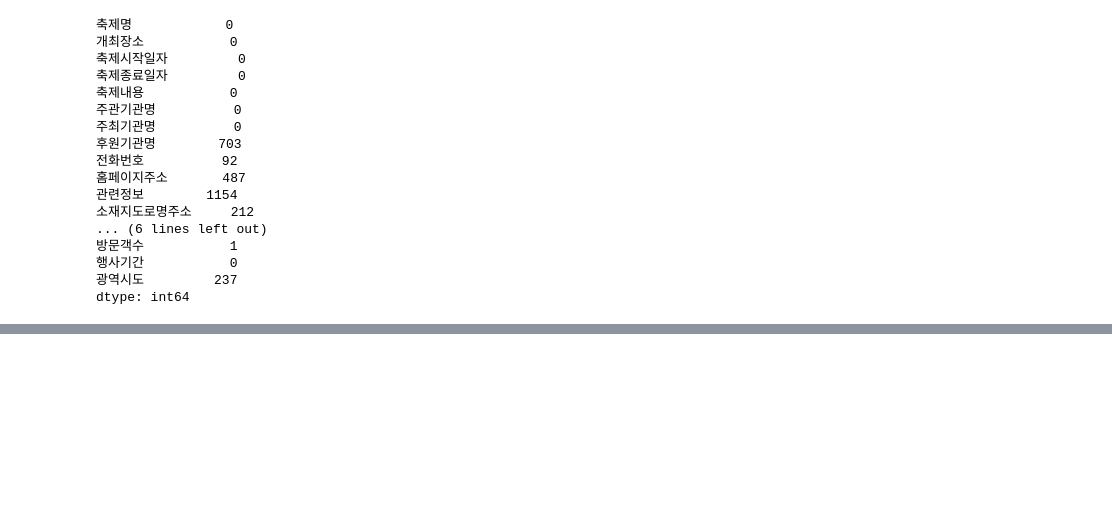
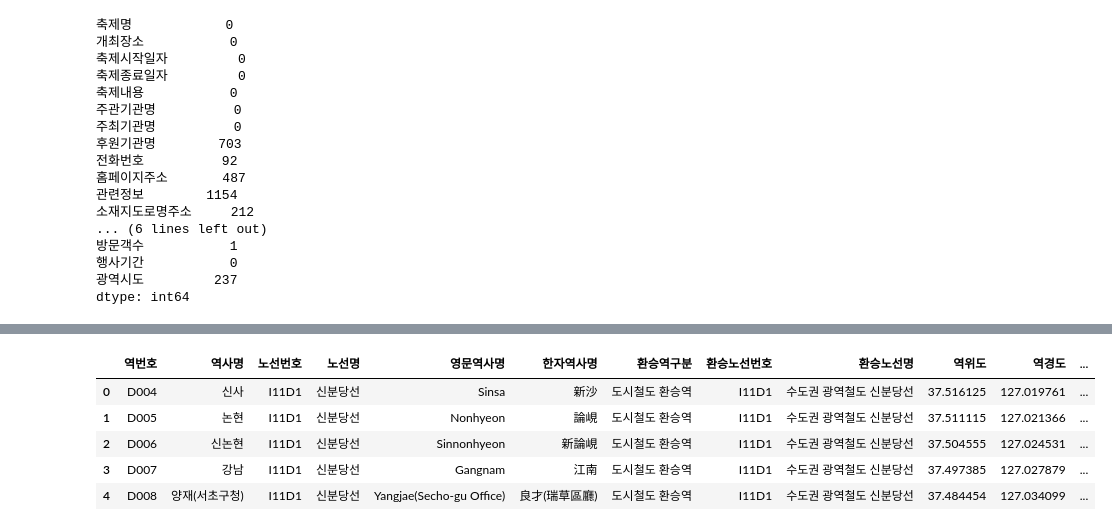
Before and after one commit to Hasaren/Bigdata_Team_Project, a Jupyter notebook: dataset_make.ipynb, the cells around one changed output, grey strips where cells are left out. Saved outputs shown, nothing was run; the diff lists cells and outputs as text; code cells hidden in the pictures; blank space fills up the shorter version.

```diff
--- a/dataset_make.ipynb
+++ b/dataset_make.ipynb
@@ -235,0 +316,10 @@ dtype: int64
+# %%
+subway_df = pd.read_csv('전체_도시철도역사정보_20260630.csv')
+subway_df.head()
+# %% [output]
+|  | 역번호 | 역사명 | 노선번호 | 노선명 | 영문역사명 | 한자역사명 | 환승역구분 | 환승노선번호 | 환승노선명 | 역위도 | 역경도 | ... |
+| 0 | D004 | 신사 | I11D1 | 신분당선 | Sinsa | 新沙 | 도시철도 환승역 | I11D1 | 수도권 광역철도 신분당선 | 37.516125 | 127.019761 | ... |
+| 1 | D005 | 논현 | I11D1 | 신분당선 | Nonhyeon | 論峴 | 도시철도 환승역 | I11D1 | 수도권 광역철도 신분당선 | 37.511115 | 127.021366 | ... |
+| 2 | D006 | 신논현 | I11D1 | 신분당선 | Sinnonhyeon | 新論峴 | 도시철도 환승역 | I11D1 | 수도권 광역철도 신분당선 | 37.504555 | 127.024531 | ... |
+| 3 | D007 | 강남 | I11D1 | 신분당선 | Gangnam | 江南 | 도시철도 환승역 | I11D1 | 수도권 광역철도 신분당선 | 37.497385 | 127.027879 | ... |
+| 4 | D008 | 양재(서초구청) | I11D1 | 신분당선 | Yangjae(Secho-gu Office) | 良才(瑞草區廳) | 도시철도 환승역 | I11D1 | 수도권 광역철도 신분당선 | 37.484454 | 127.034099 | ... |
```
Also changed, not shown: parts of 11 cells of this notebook, 10 other files.
